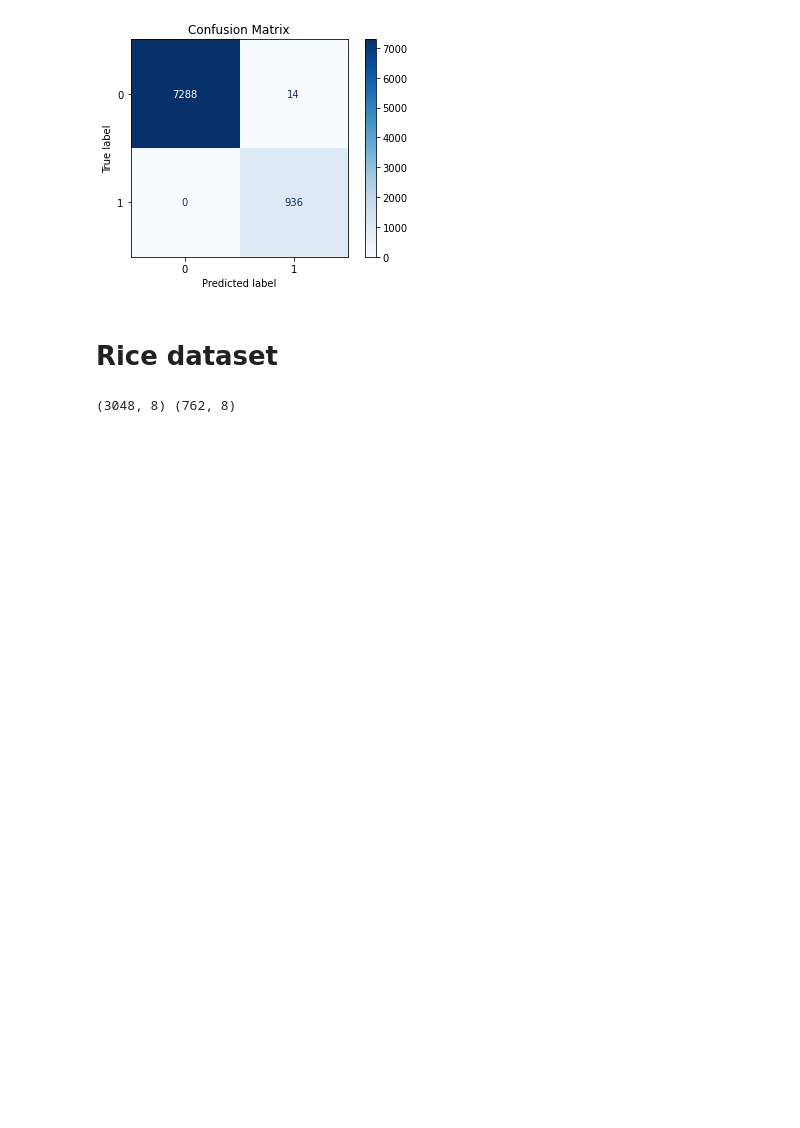
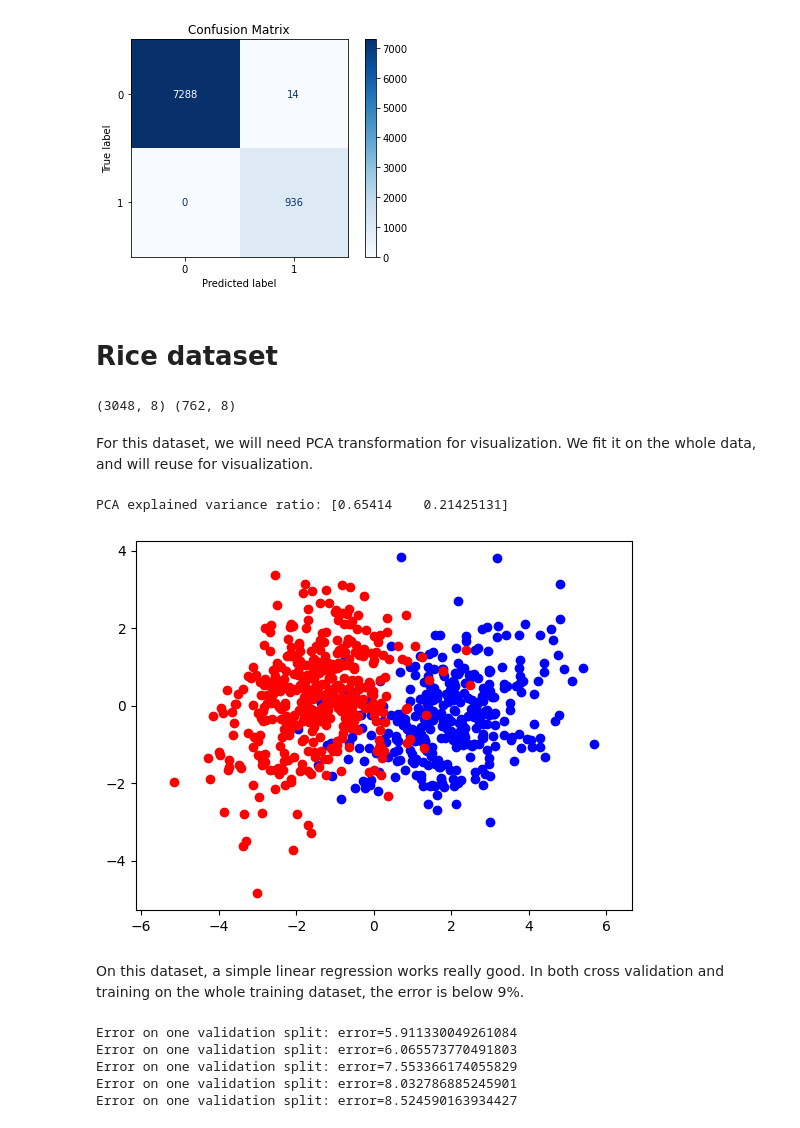
Before and after one commit to ddatsko/URV_NEC_HW2, a Jupyter notebook: classification.ipynb, the cells around one changed output. Cells and saved outputs as stored; diff of their text form; code cells hidden in the pictures; blank space fills up the shorter version.

```diff
--- a/classification.ipynb
+++ b/classification.ipynb
@@ -661,3 +661,33 @@ rice_test = rice_data[split_index:, :]
 print(rice_train.shape, rice_test.shape)
 # %% [output]
 (3048, 8) (762, 8)
+# %% [markdown]
+For this dataset, we will need PCA transformation for visualization. We fit it on the whole data, and will reuse for visualization.
+# %%
+pca_rice = PCA(n_components=2)
+pca_rice.fit(rice_data[:, :-1])
+print("PCA explained variance ratio:", pca_rice.explained_variance_ratio_)
+
+def plot_rice_pred(data, pred_):
+    data = pca_rice.transform(data)
+
+    plt.scatter(data[pred_ == 0, 0], data[pred_ == 0, 1], color='blue')
+    plt.scatter(data[pred_ == 1, 0], data[pred_ == 1, 1], color='red')
+    plt.axis('equal')
+
+# Plot distribution of test data with these PCA
+plot_rice_pred(rice_test[:, :-1], rice_test[:, -1])
+# %% [output]
+PCA explained variance ratio: [0.65414    0.21425131]
+[figure, added]
+# %% [markdown]
+On this dataset, a simple linear regression works really good. In both cross validation and training on the whole training dataset, the error is below 9%.
+# %%
+n_folds(5, rice_train, run_linear_regression, silent=False)
+pred = run_linear_regression_get_real_scores(rice_train, rice_test[:, :-1])
+# %% [output]
+Error on one validation split: error=5.911330049261084
+Error on one validation split: error=6.065573770491803
+Error on one validation split: error=7.553366174055829
+Error on one validation split: error=8.032786885245901
+Error on one validation split: error=8.524590163934427
```
Also changed, not shown: parts of 21 cells of this notebook.
